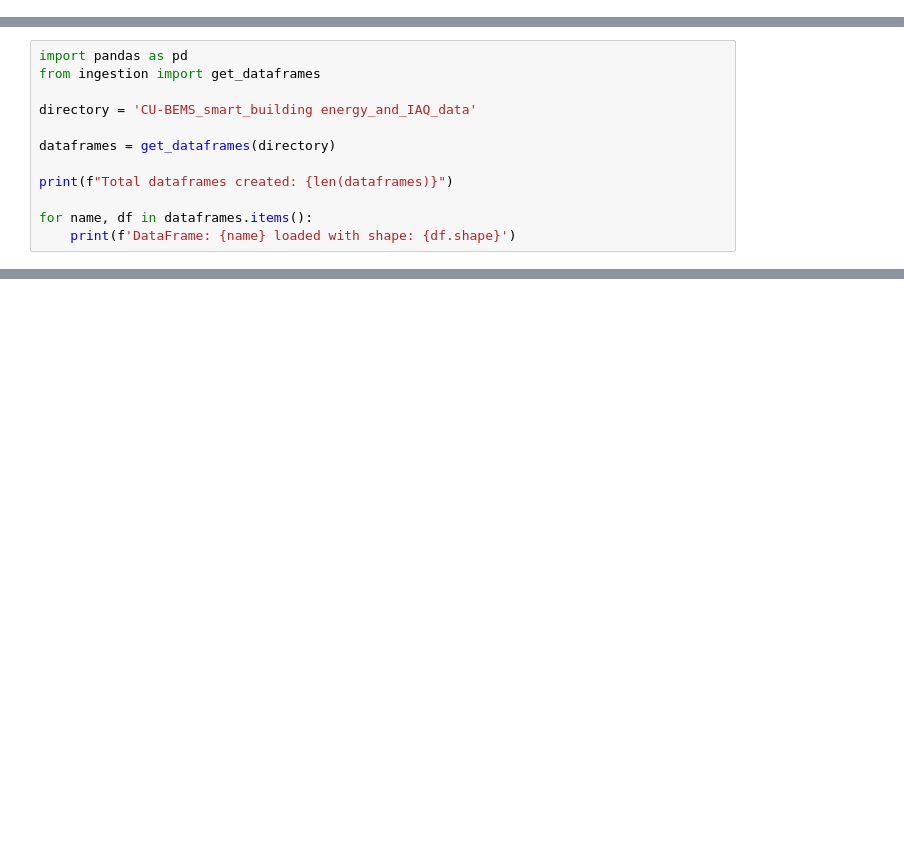
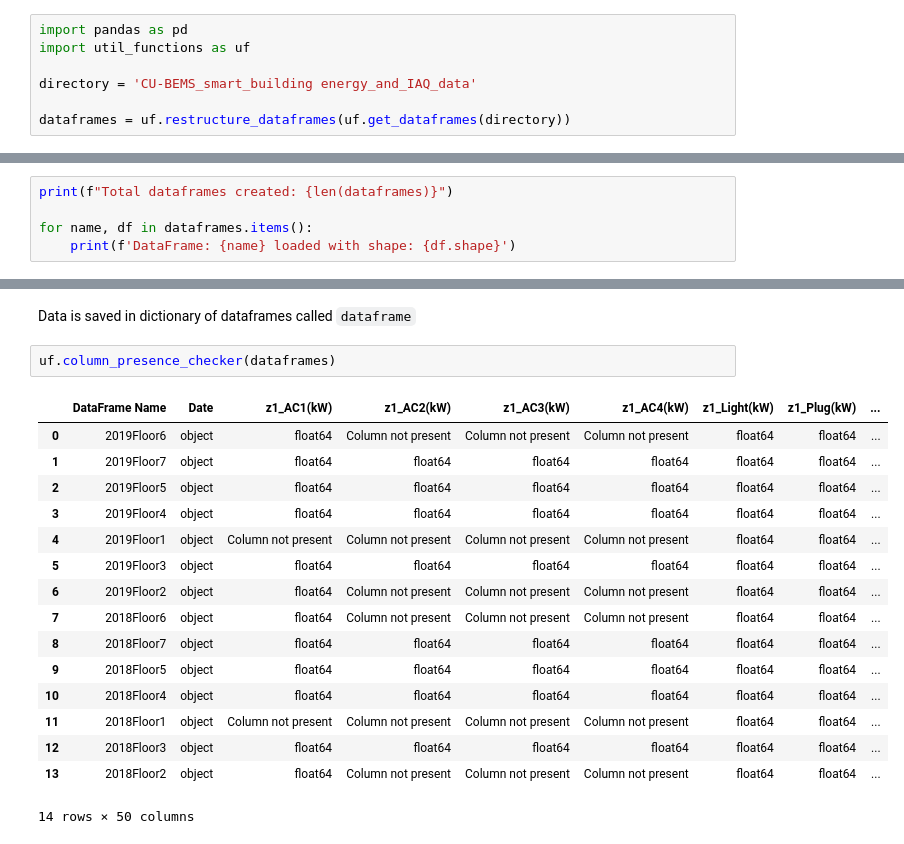
Before and after one commit to johanbarreiro/energy_consumption_optimizer, a Jupyter notebook: data_pipeline.ipynb, the cells around one changed output, grey strips where cells are left out. Saved outputs shown, nothing was run; the diff lists cells and outputs as text; blank space fills up the shorter version.

Commit message:
added framwork for functions

```diff
--- a/data_pipeline.ipynb
+++ b/data_pipeline.ipynb
@@ -4 +6,8 @@ pip install -r requirements.txt --quiet
 Note: you may need to restart the kernel to use updated packages.
+# %%
+import pandas as pd
+import util_functions as uf
+
+directory = 'CU-BEMS_smart_building energy_and_IAQ_data'
+
+dataframes = uf.restructure_dataframes(uf.get_dataframes(directory))
@@ -5,11 +32,4 @@ Note: you may need to restart the kernel to use updated packages.
 # %%
-import pandas as pd
-from ingestion import get_dataframes
-
-directory = 'CU-BEMS_smart_building energy_and_IAQ_data'
-
-dataframes = get_dataframes(directory)
-
 print(f"Total dataframes created: {len(dataframes)}")
 
 for name, df in dataframes.items():
@@ -32,0 +73,21 @@ DataFrame: 2018Floor2 loaded with shape: (264960, 37)
+# %% [markdown]
+Data is saved in dictionary of dataframes called `dataframe`
+# %%
+uf.column_presence_checker(dataframes)
+# %% [output]
+|  | DataFrame Name | Date | z1_AC1(kW) | z1_AC2(kW) | z1_AC3(kW) | z1_AC4(kW) | z1_Light(kW) | z1_Plug(kW) | ... |
+| 0 | 2019Floor6 | object | float64 | Column not present | Column not present | Column not present | float64 | float64 | ... |
+| 1 | 2019Floor7 | object | float64 | float64 | float64 | float64 | float64 | float64 | ... |
+| 2 | 2019Floor5 | object | float64 | float64 | float64 | float64 | float64 | float64 | ... |
+| 3 | 2019Floor4 | object | float64 | float64 | float64 | float64 | float64 | float64 | ... |
+| 4 | 2019Floor1 | object | Column not present | Column not present | Column not present | Column not present | float64 | float64 | ... |
+| 5 | 2019Floor3 | object | float64 | float64 | float64 | float64 | float64 | float64 | ... |
+| 6 | 2019Floor2 | object | float64 | Column not present | Column not present | Column not present | float64 | float64 | ... |
+| 7 | 2018Floor6 | object | float64 | Column not present | Column not present | Column not present | float64 | float64 | ... |
+| 8 | 2018Floor7 | object | float64 | float64 | float64 | float64 | float64 | float64 | ... |
+| 9 | 2018Floor5 | object | float64 | float64 | float64 | float64 | float64 | float64 | ... |
+| 10 | 2018Floor4 | object | float64 | float64 | float64 | float64 | float64 | float64 | ... |
+| 11 | 2018Floor1 | object | Column not present | Column not present | Column not present | Column not present | float64 | float64 | ... |
+| 12 | 2018Floor3 | object | float64 | float64 | float64 | float64 | float64 | float64 | ... |
+| 13 | 2018Floor2 | object | float64 | Column not present | Column not present | Column not present | float64 | float64 | ... |
+14 rows × 50 columns
```
Also changed, not shown: parts of 17 cells of this notebook, 3 other files.
